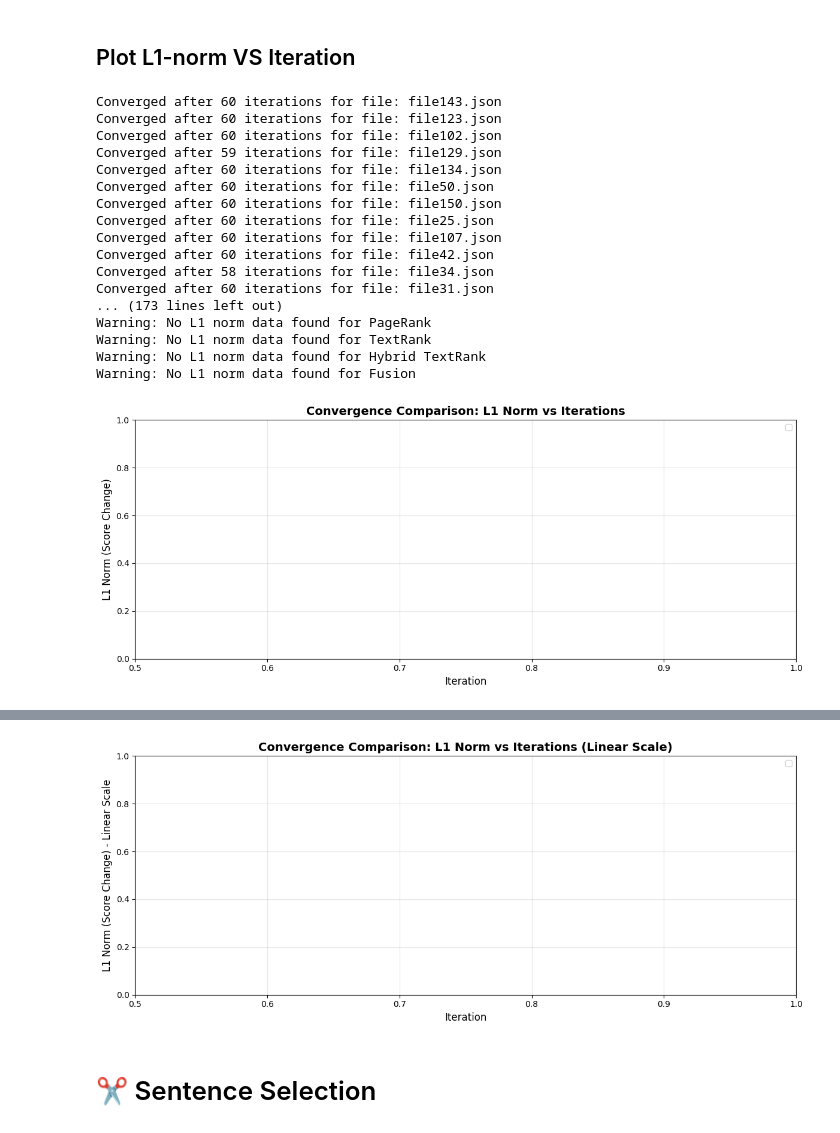
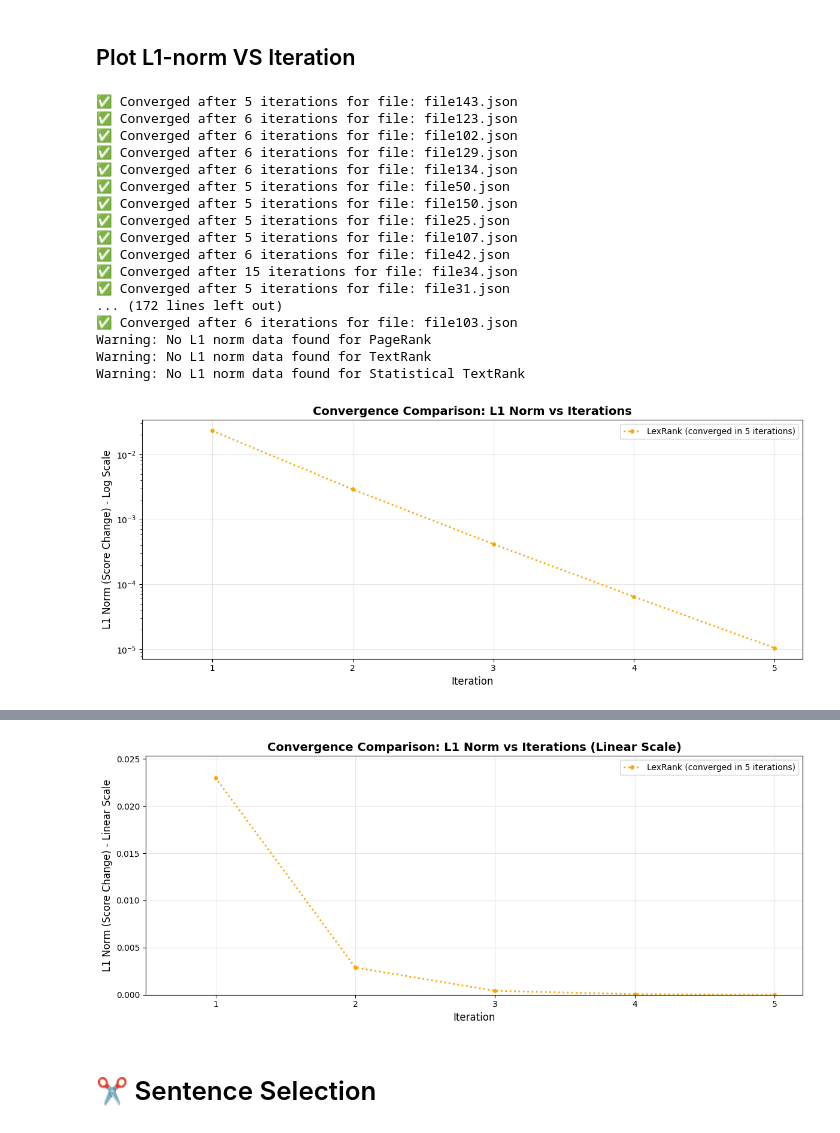
Before and after one commit to lamaNase/Enhancing-Extractive-Graph-Based-Arabic-Text-Summarization, a Jupyter notebook: arabert-model.ipynb, the cells around one changed output, grey strips where cells are left out. Saved outputs shown, nothing was run; the diff lists cells and outputs as text; code cells hidden in the pictures.

Commit message:
Kaggle Notebook | AraBERT_model | lexrank added

```diff
--- a/arabert-model.ipynb
+++ b/arabert-model.ipynb
@@ -50,9 +50,9 @@ from rouge import Rouge
 # ⚙️ Settings
 # %%
 representation_technique = "AraBERT"
-similarity_measure = 2 # 1 means original cosine similarity and 2 means modifed cosine similarity
+similarity_measure = 1 # 1 means original cosine similarity and 2 means modifed cosine similarity
 with_edge_thresholding = False
-edge_weight_threshold = 0.5
+edge_weight_threshold = 0.2
 # 1 means Degree Centrality
 # 2 means Weighted Degree Centrality (uses statistical scores)
 # 3 means Enhanced Degree Centrality (uses statistical. kreyphrase and title similarity scores)
@@ -60,7 +60,7 @@ edge_weight_threshold = 0.5
 # 5 means pure TextRank * alpha + statistical score * (1 - alpha)
 # 6 means pure TextRank * alpha + (statistical + keyphrase + title_sim) * (1 - alpha)
 # 7 means PageRank
-ranking_method = 4
+ranking_method = 9
 alpha = 0.73
 # variance_ratio or entropy_ratio or correlation or combined
 alpha_method = "" # if we don't dynamic alpha then set this to ""
@@ -1536,9 +1679,9 @@ def pagerank(results, damping=0.85):
 def plot_l1_norms_convergence():
     """
     Plots the L1 norm convergence for all four ranking algorithms in a single figure.
-    Reads from global variables: pagerank_l1_norms, hybrid_l1_norms, fusion_l1_norms, textrank_l1_norms
+    Reads from global variables: pagerank_l1_norms, statistical_textrank_l1_norms, lexrank_l1_norms, textrank_l1_norms
     """
-    global pagerank_l1_norms, hybrid_l1_norms, fusion_l1_norms, textrank_l1_norms
+    global pagerank_l1_norms, statistical_textrank_l1_norms, lexrank_l1_norms, textrank_l1_norms
 
     # Create figure and axis
     plt.figure(figsize=(12, 5))
@@ -1547,8 +1690,8 @@ def plot_l1_norms_convergence():
     algorithms = [
         ('PageRank', pagerank_l1_norms, 'blue', '-'),
         ('TextRank', textrank_l1_norms, 'red', '--'),
-        ('Hybrid TextRank', hybrid_l1_norms, 'green', '-.'),
-        ('Fusion', fusion_l1_norms, 'orange', ':')
+        ('Statistical TextRank', statistical_textrank_l1_norms, 'green', '-.'),
+        ('LexRank', lexrank_l1_norms, 'orange', ':')
     ]
 
     # Plot each algorithm's L1 norms
@@ -1595,9 +1738,9 @@ def plot_l1_norms_convergence():
             final_l1 = l1_norms[-1]
             stats_text.append(f'{name}: Final L1 = {final_l1:.2e}')
 
-    if stats_text:
-        plt.figtext(0.02, 0.02, '\n'.join(stats_text), fontsize=9,
-                   bbox=dict(boxstyle="round,pad=0.3", facecolor="lightgray", alpha=0.8))
+    #if stats_text:
+    #    plt.figtext(0.02, 0.02, '\n'.join(stats_text), fontsize=9,
+    #               bbox=dict(boxstyle="round,pad=0.3", facecolor="lightgray", alpha=0.8))
 
     plt.tight_layout()
     plt.show()
@@ -1609,9 +1752,9 @@ def plot_l1_norms_linear():
     """
     Plots the L1 norm convergence for all four ranking algorithms in linear scale.
     This version forces linear scale to show the steep initial drop and flattening behavior.
-    Reads from global variables: pagerank_l1_norms, hybrid_l1_norms, fusion_l1_norms, textrank_l1_norms
+    Reads from global variables: pagerank_l1_norms, statistical_textrank_l1_norms, lexrank_l1_norms, textrank_l1_norms
     """
-    global pagerank_l1_norms, hybrid_l1_norms, fusion_l1_norms, textrank_l1_norms
+    global pagerank_l1_norms, statistical_textrank_l1_norms, lexrank_l1_norms, textrank_l1_norms
 
     # Create figure and axis
     plt.figure(figsize=(12, 5))
@@ -1620,8 +1763,8 @@ def plot_l1_norms_linear():
     algorithms = [
         ('PageRank', pagerank_l1_norms, 'blue', '-'),
         ('TextRank', textrank_l1_norms, 'red', '--'),
-        ('Hybrid TextRank', hybrid_l1_norms, 'green', '-.'),
-        ('Fusion', fusion_l1_norms, 'orange', ':')
+        ('Statistical TextRank', statistical_textrank_l1_norms, 'green', '-.'),
+        ('LexRank', lexrank_l1_norms, 'orange', ':')
     ]
 
     # Plot each algorithm's L1 norms
@@ -1672,50 +1815,53 @@ def plot_l1_norms_linear():
             reduction_factor = initial_l1 / final_l1 if final_l1 > 0 else float('inf')
             stats_text.append(f'{name}: {initial_l1:.3f} → {final_l1:.2e} (÷{reduction_factor:.0f})')
 
-    if stats_text:
-        plt.figtext(0.02, 0.02, '\n'.join(stats_text), fontsize=9,
-                   bbox=dict(boxstyle="round,pad=0.3", facecolor="lightgray", alpha=0.8))
+    #if stats_text:
+    #    plt.figtext(0.02, 0.02, '\n'.join(stats_text), fontsize=9,
+    #               bbox=dict(boxstyle="round,pad=0.3", facecolor="lightgray", alpha=0.8))
 
     plt.tight_layout()
     plt.show()
 # %%
 if(ranking_method == 1):
     rankings = standard_degree_centrality(results)
 elif(ranking_method == 2):
     rankings = weighted_centrality(results)
 elif(ranking_method == 3):
     rankings = enhanced_weighted_centrality(results)
 elif(ranking_method == 4):
+    print("statistical")
     rankings = statistical_TextRank(results)
 elif(ranking_method == 5):
     rankings = fusion_TextRank(results)
 elif(ranking_method == 6):
     rankings = hybrid_TextRank(results)
 elif(ranking_method == 7):
     rankings = pagerank(results)
+elif(ranking_method == 8):
+    rankings = standard_TextRank(results)
 else:
-    rankings = standard_TextRank(results)
+    rankings = LexRank(results)
 
 plot_l1_norms_convergence()
 plot_l1_norms_linear()
 # %% [output]
-Converged after 60 iterations for file: file143.json
-Converged after 60 iterations for file: file123.json
-Converged after 60 iterations for file: file102.json
-Converged after 59 iterations for file: file129.json
-Converged after 60 iterations for file: file134.json
-Converged after 60 iterations for file: file50.json
-Converged after 60 iterations for file: file150.json
-Converged after 60 iterations for file: file25.json
-Converged after 60 iterations for file: file107.json
-Converged after 60 iterations for file: file42.json
-Converged after 58 iterations for file: file34.json
-Converged after 60 iterations for file: file31.json
-... (173 lines left out)
+✅ Converged after 5 iterations for file: file143.json
+✅ Converged after 6 iterations for file: file123.json
+✅ Converged after 6 iterations for file: file102.json
+✅ Converged after 6 iterations for file: file129.json
+✅ Converged after 6 iterations for file: file134.json
+✅ Converged after 5 iterations for file: file50.json
+✅ Converged after 5 iterations for file: file150.json
+✅ Converged after 5 iterations for file: file25.json
+✅ Converged after 5 iterations for file: file107.json
+✅ Converged after 6 iterations for file: file42.json
+✅ Converged after 15 iterations for file: file34.json
+✅ Converged after 5 iterations for file: file31.json
+... (172 lines left out)
+✅ Converged after 6 iterations for file: file103.json
 Warning: No L1 norm data found for PageRank
 Warning: No L1 norm data found for TextRank
-Warning: No L1 norm data found for Hybrid TextRank
-Warning: No L1 norm data found for Fusion
+Warning: No L1 norm data found for Statistical TextRank
-[figure, old version]
+[figure, new version]
 Warning: No L1 norm data found for PageRank
 Warning: No L1 norm data found for TextRank
@@ -1724,4 +1869,4 @@ Warning: No L1 norm data found for Fusion
-[figure, old version]
+[figure, new version]
 # %% [markdown]
 # ✂️ Sentence Selection
 # %%
```
Also changed, not shown: parts of 8 cells of this notebook.
